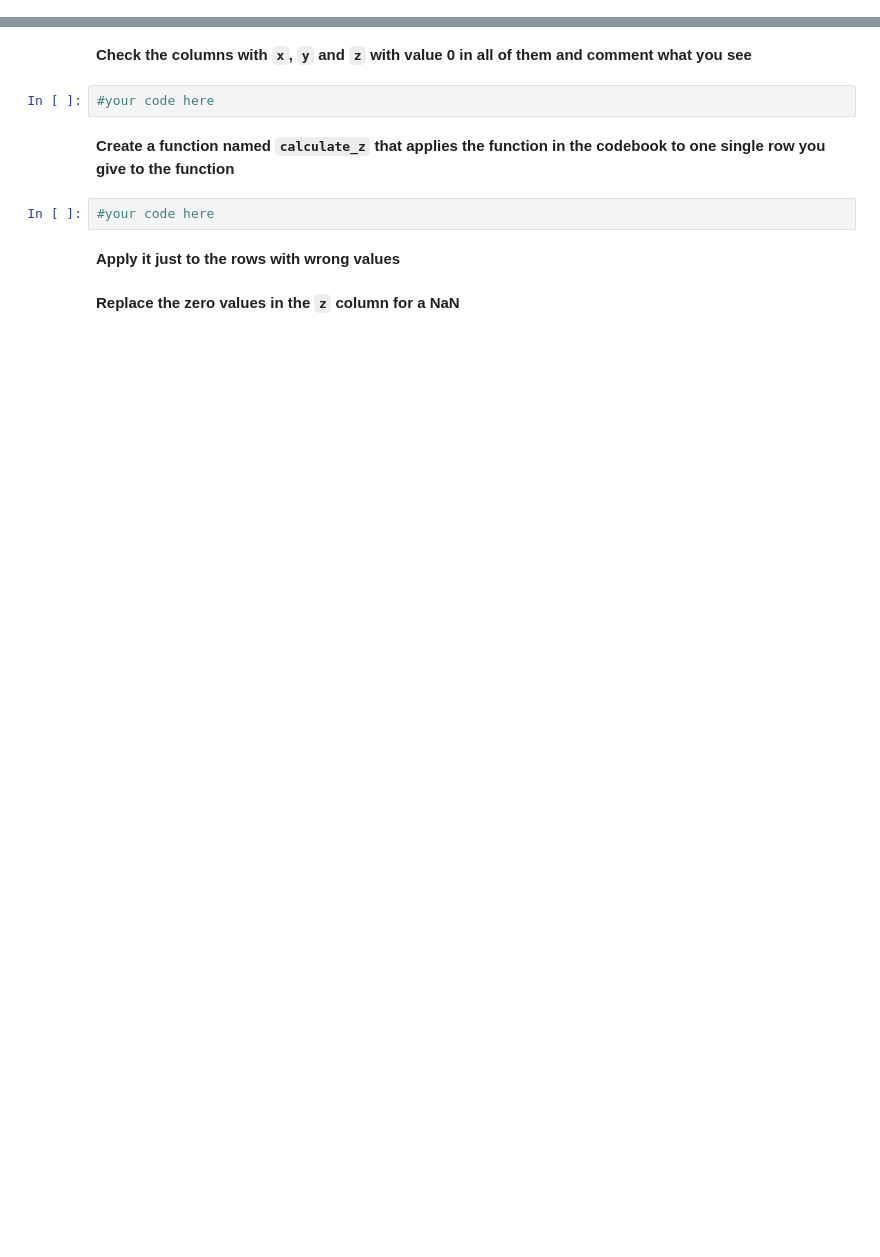
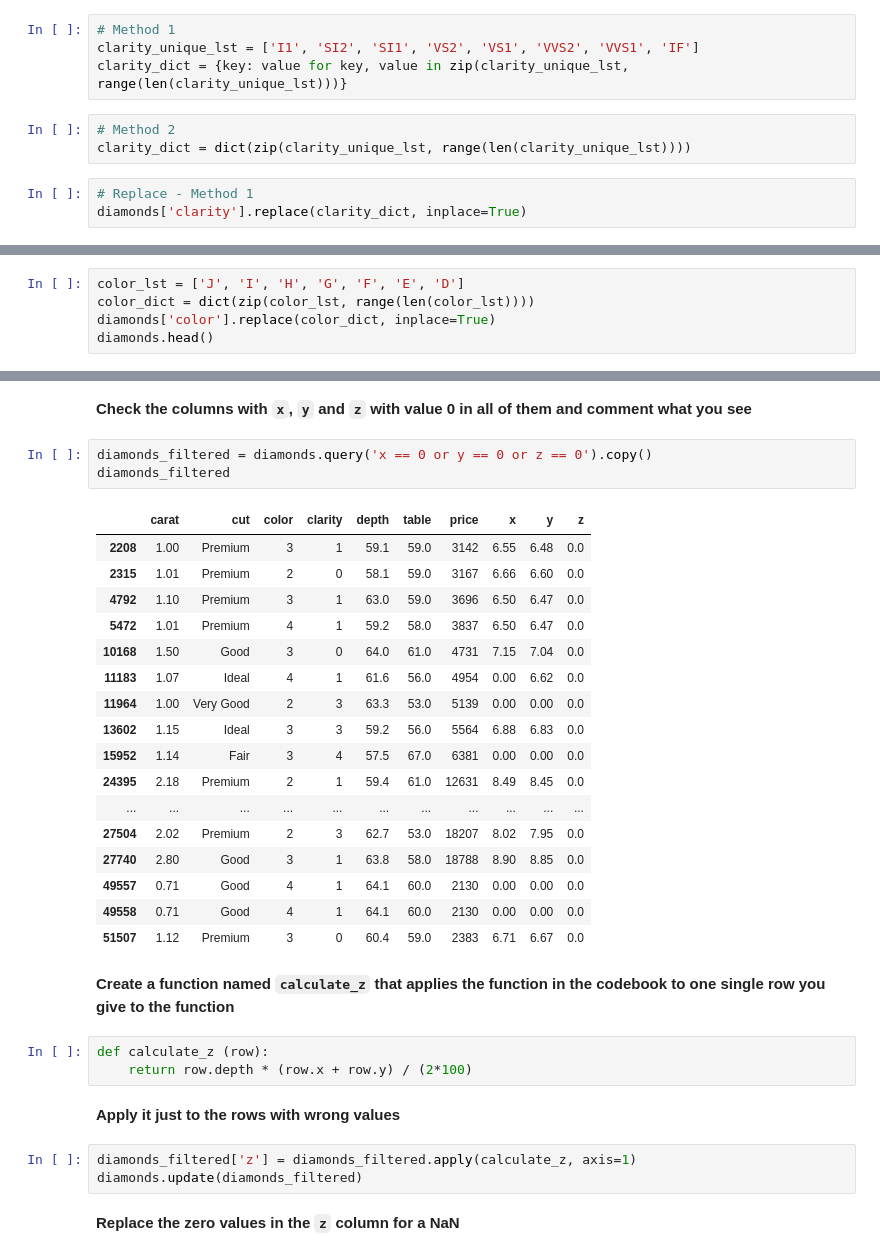
Before and after one commit to ta-data-bcn/Review-W4-Data-Cleaning-And-Descriptive-Statistics, a Jupyter notebook: code/1.- Data Cleaning.ipynb, the cells around one changed output, grey strips where cells are left out. Saved outputs shown, nothing was run; the diff lists cells and outputs as text; blank space fills up the shorter version.

```diff
--- a/code/1.- Data Cleaning.ipynb
+++ b/code/1.- Data Cleaning.ipynb
@@ -66,0 +124,10 @@ The `clarity` column is confusing because we are not diamonds experts, so we wil
+# %%
+# Method 1
+clarity_unique_lst = ['I1', 'SI2', 'SI1', 'VS2', 'VS1', 'VVS2', 'VVS1', 'IF']
+clarity_dict = {key: value for key, value in zip(clarity_unique_lst, range(len(clarity_unique_lst)))}
+# %%
+# Method 2
+clarity_dict = dict(zip(clarity_unique_lst, range(len(clarity_unique_lst))))
+# %%
+# Replace - Method 1
+diamonds['clarity'].replace(clarity_dict, inplace=True)
@@ -72,0 +150,5 @@ It makes sense to do the same with the `color` column.
+# %%
+color_lst = ['J', 'I', 'H', 'G', 'F', 'E', 'D']
+color_dict = dict(zip(color_lst, range(len(color_lst))))
+diamonds['color'].replace(color_dict, inplace=True)
+diamonds.head()
@@ -91,12 +218,35 @@ The `describe` method gives us an overview of our data. From here we can see all
 # %% [markdown]
 **Check the columns with `x`, `y` and `z` with value 0 in all of them and comment what you see**
-# %%
-#your code here
+# %%
+diamonds_filtered = diamonds.query('x == 0 or y == 0 or z == 0').copy()
+diamonds_filtered
+# %% [output]
+|  | carat | cut | color | clarity | depth | table | price | x | y | z |
+| 2208 | 1.00 | Premium | 3 | 1 | 59.1 | 59.0 | 3142 | 6.55 | 6.48 | 0.0 |
+| 2315 | 1.01 | Premium | 2 | 0 | 58.1 | 59.0 | 3167 | 6.66 | 6.60 | 0.0 |
+| 4792 | 1.10 | Premium | 3 | 1 | 63.0 | 59.0 | 3696 | 6.50 | 6.47 | 0.0 |
+| 5472 | 1.01 | Premium | 4 | 1 | 59.2 | 58.0 | 3837 | 6.50 | 6.47 | 0.0 |
+| 10168 | 1.50 | Good | 3 | 0 | 64.0 | 61.0 | 4731 | 7.15 | 7.04 | 0.0 |
+| 11183 | 1.07 | Ideal | 4 | 1 | 61.6 | 56.0 | 4954 | 0.00 | 6.62 | 0.0 |
+| 11964 | 1.00 | Very Good | 2 | 3 | 63.3 | 53.0 | 5139 | 0.00 | 0.00 | 0.0 |
+| 13602 | 1.15 | Ideal | 3 | 3 | 59.2 | 56.0 | 5564 | 6.88 | 6.83 | 0.0 |
+| 15952 | 1.14 | Fair | 3 | 4 | 57.5 | 67.0 | 6381 | 0.00 | 0.00 | 0.0 |
+| 24395 | 2.18 | Premium | 2 | 1 | 59.4 | 61.0 | 12631 | 8.49 | 8.45 | 0.0 |
+| ... | ... | ... | ... | ... | ... | ... | ... | ... | ... | ... |
+| 27504 | 2.02 | Premium | 2 | 3 | 62.7 | 53.0 | 18207 | 8.02 | 7.95 | 0.0 |
+| 27740 | 2.80 | Good | 3 | 1 | 63.8 | 58.0 | 18788 | 8.90 | 8.85 | 0.0 |
+| 49557 | 0.71 | Good | 4 | 1 | 64.1 | 60.0 | 2130 | 0.00 | 0.00 | 0.0 |
+| 49558 | 0.71 | Good | 4 | 1 | 64.1 | 60.0 | 2130 | 0.00 | 0.00 | 0.0 |
+| 51507 | 1.12 | Premium | 3 | 0 | 60.4 | 59.0 | 2383 | 6.71 | 6.67 | 0.0 |
 # %% [markdown]
 **Create a function named `calculate_z` that applies the function in the codebook to one single row you give to the function**
-# %%
-#your code here
+# %%
+def calculate_z (row):
+    return row.depth * (row.x + row.y) / (2*100)
 # %% [markdown]
 **Apply it just to the rows with wrong values**
+# %%
+diamonds_filtered['z'] = diamonds_filtered.apply(calculate_z, axis=1)
+diamonds.update(diamonds_filtered)
 # %% [markdown]
 **Replace the zero values in the `z` column for a NaN**
```
Also changed, not shown: parts of 43 cells of this notebook.
